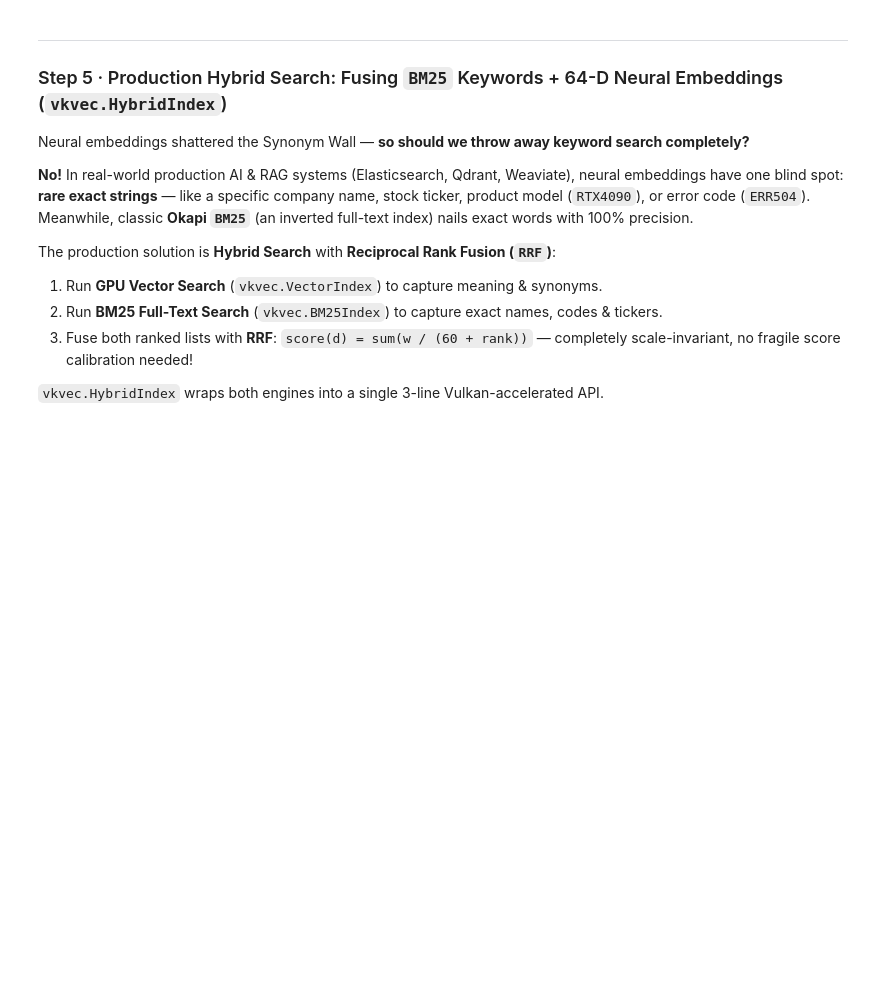
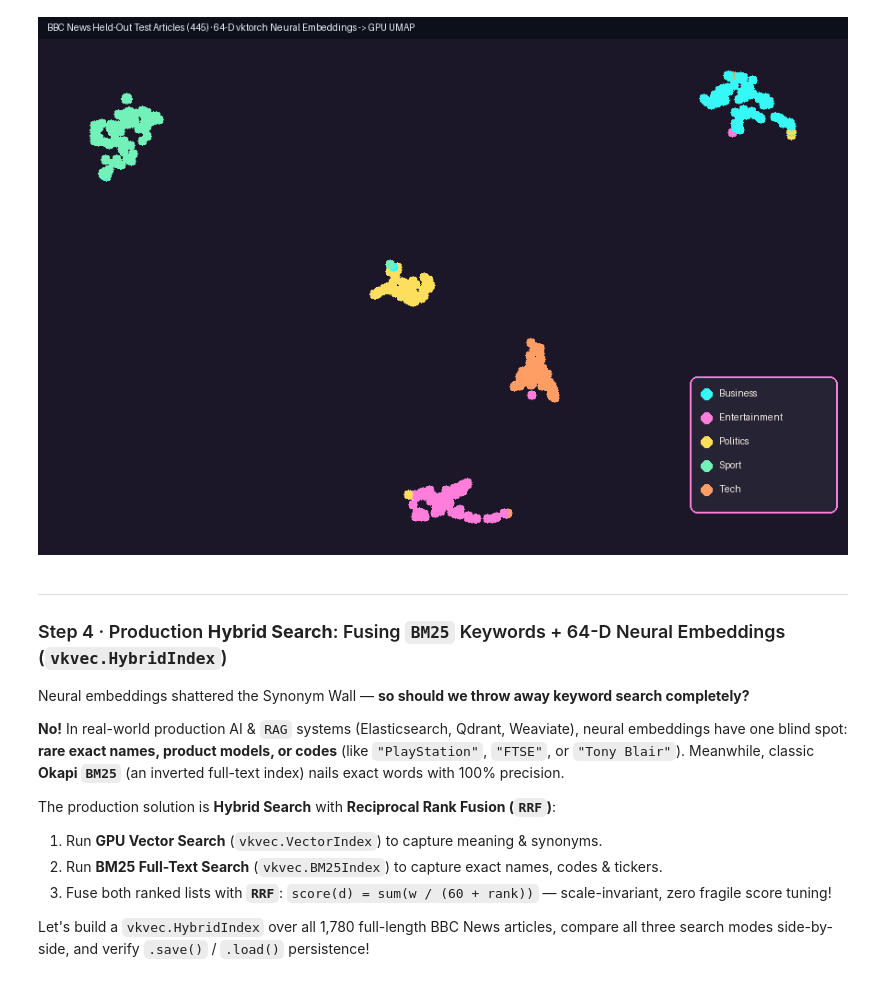
Before and after one commit to billyblackburn/vkdata, a Jupyter notebook: examples/tldr_end2end/06_vector_embeddings_neural_net.ipynb, the cells around one changed output. Saved outputs shown, nothing was run; the diff lists cells and outputs as text; code cells hidden in the pictures; blank space fills up the shorter version.

```diff
--- a/examples/tldr_end2end/06_vector_embeddings_neural_net.ipynb
+++ b/examples/tldr_end2end/06_vector_embeddings_neural_net.ipynb
@@ -264,15 +210,33 @@ Saved & reloaded vkvec.VectorIndex (6,000 x 64-D vectors) cleanly!
+# %%
+Y_te_umap = vkvis.UMAP(n_neighbors=15, min_dist=0.12, n_epochs=250, metric="cosine", seed=42).fit_transform(E_te)
+lo, hi = np.percentile(Y_te_umap, [1.5, 98.5], axis=0)
+img_nn = vkvis.render_embedding(
+    np.clip(Y_te_umap, lo, hi), labels=y_te, palette=PALETTE, background="#1b1728",
+    width=880, height=560, point_size=5,
+    title="BBC News Held-Out Test Articles (445) · 64-D vktorch Neural Embeddings -> GPU UMAP",
+)
+draw = ImageDraw.Draw(img_nn)
+lx, ly = 720, 400
+draw.rounded_rectangle([lx - 12, ly - 10, lx + 148, ly + len(CLASS_NAMES) * 26 + 8], radius=8, fill="#262335", outline="#ff7edb", width=2)
+for i, (cname, col) in enumerate(zip(CLASS_NAMES, PALETTE)):
+    yy = ly + i * 26
+    draw.ellipse([lx, yy + 3, lx + 12, yy + 15], fill=col)
+    draw.text((lx + 20, yy + 2), cname, fill="#f4eee4")
+display(img_nn)
+# %% [output]
+[figure, added]
 # %% [markdown]
 ---
-### Step 5 · Production Hybrid Search: Fusing `BM25` Keywords + 64-D Neural Embeddings (`vkvec.HybridIndex`)
+### Step 4 · Production **Hybrid Search**: Fusing `BM25` Keywords + 64-D Neural Embeddings (`vkvec.HybridIndex`)
 
 Neural embeddings shattered the Synonym Wall — **so should we throw away keyword search completely?**
 
-**No!** In real-world production AI & RAG systems (Elasticsearch, Qdrant, Weaviate), neural embeddings have one blind spot: **rare exact strings** — like a specific company name, stock ticker, product model (`RTX4090`), or error code (`ERR504`). Meanwhile, classic **Okapi `BM25`** (an inverted full-text index) nails exact words with 100% precision.
+**No!** In real-world production AI & `RAG` systems (Elasticsearch, Qdrant, Weaviate), neural embeddings have one blind spot: **rare exact names, product models, or codes** (like `"PlayStation"`, `"FTSE"`, or `"Tony Blair"`). Meanwhile, classic **Okapi `BM25`** (an inverted full-text index) nails exact words with 100% precision.
 
 The production solution is **Hybrid Search** with **Reciprocal Rank Fusion (`RRF`)**:
 1. Run **GPU Vector Search** (`vkvec.VectorIndex`) to capture meaning & synonyms.
 2. Run **BM25 Full-Text Search** (`vkvec.BM25Index`) to capture exact names, codes & tickers.
-3. Fuse both ranked lists with **RRF**: `score(d) = sum(w / (60 + rank))` — completely scale-invariant, no fragile score calibration needed!
+3. Fuse both ranked lists with **`RRF`**: `score(d) = sum(w / (60 + rank))` — scale-invariant, zero fragile score tuning!
 
-`vkvec.HybridIndex` wraps both engines into a single 3-line Vulkan-accelerated API.
+Let's build a `vkvec.HybridIndex` over all 1,780 full-length BBC News articles, compare all three search modes side-by-side, and verify `.save()` / `.load()` persistence!
 # %%
```
Also changed, not shown: parts of 17 cells of this notebook, 7 other files.
